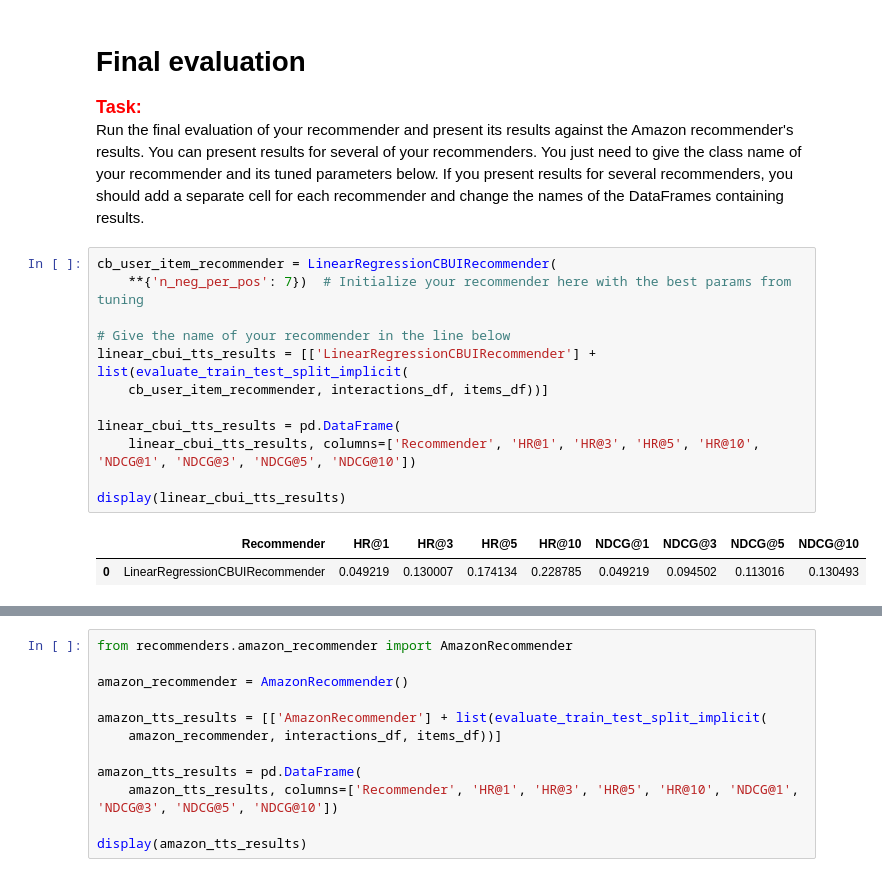
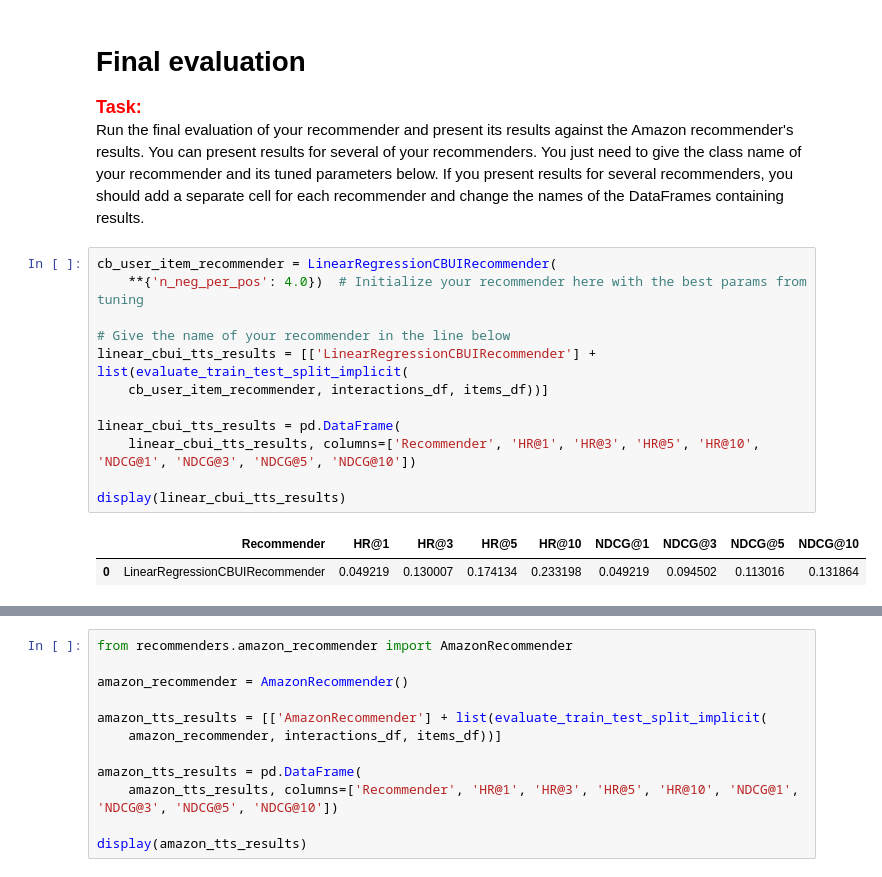
Before and after one commit to kabix09/HotelRecommender, a Jupyter notebook: project_1_recommender_and_evaluation.ipynb, the cells around one changed output, grey strips where cells are left out. Saved outputs shown, nothing was run; the diff lists cells and outputs as text.

```diff
--- a/project_1_recommender_and_evaluation.ipynb
+++ b/project_1_recommender_and_evaluation.ipynb
@@ -671,18 +676,18 @@ print(best_param_set)
 Run the final evaluation of your recommender and present its results against the Amazon recommender's results. You can present results for several of your recommenders. You just need to give the class name of your recommender and its tuned parameters below. If you present results for several recommenders, you should add a separate cell for each recommender and change the names of the DataFrames containing results.
 # %%
 cb_user_item_recommender = LinearRegressionCBUIRecommender(
-    **{'n_neg_per_pos': 7})  # Initialize your recommender here with the best params from tuning
+    **{'n_neg_per_pos': 4.0})  # Initialize your recommender here with the best params from tuning
 
 # Give the name of your recommender in the line below
 linear_cbui_tts_results = [['LinearRegressionCBUIRecommender'] + list(evaluate_train_test_split_implicit(
     cb_user_item_recommender, interactions_df, items_df))]
 
 linear_cbui_tts_results = pd.DataFrame(
     linear_cbui_tts_results, columns=['Recommender', 'HR@1', 'HR@3', 'HR@5', 'HR@10', 'NDCG@1', 'NDCG@3', 'NDCG@5', 'NDCG@10'])
 
 display(linear_cbui_tts_results)
 # %% [output]
 |  | Recommender | HR@1 | HR@3 | HR@5 | HR@10 | NDCG@1 | NDCG@3 | NDCG@5 | NDCG@10 |
-| 0 | LinearRegressionCBUIRecommender | 0.049219 | 0.130007 | 0.174134 | 0.228785 | 0.049219 | 0.094502 | 0.113016 | 0.130493 |
+| 0 | LinearRegressionCBUIRecommender | 0.049219 | 0.130007 | 0.174134 | 0.233198 | 0.049219 | 0.094502 | 0.113016 | 0.131864 |
 # %%
 cb_user_item_recommender = RandomForestCBUIRecommender(
```
Also changed, not shown: parts of 5 cells of this notebook, 3 other files.
